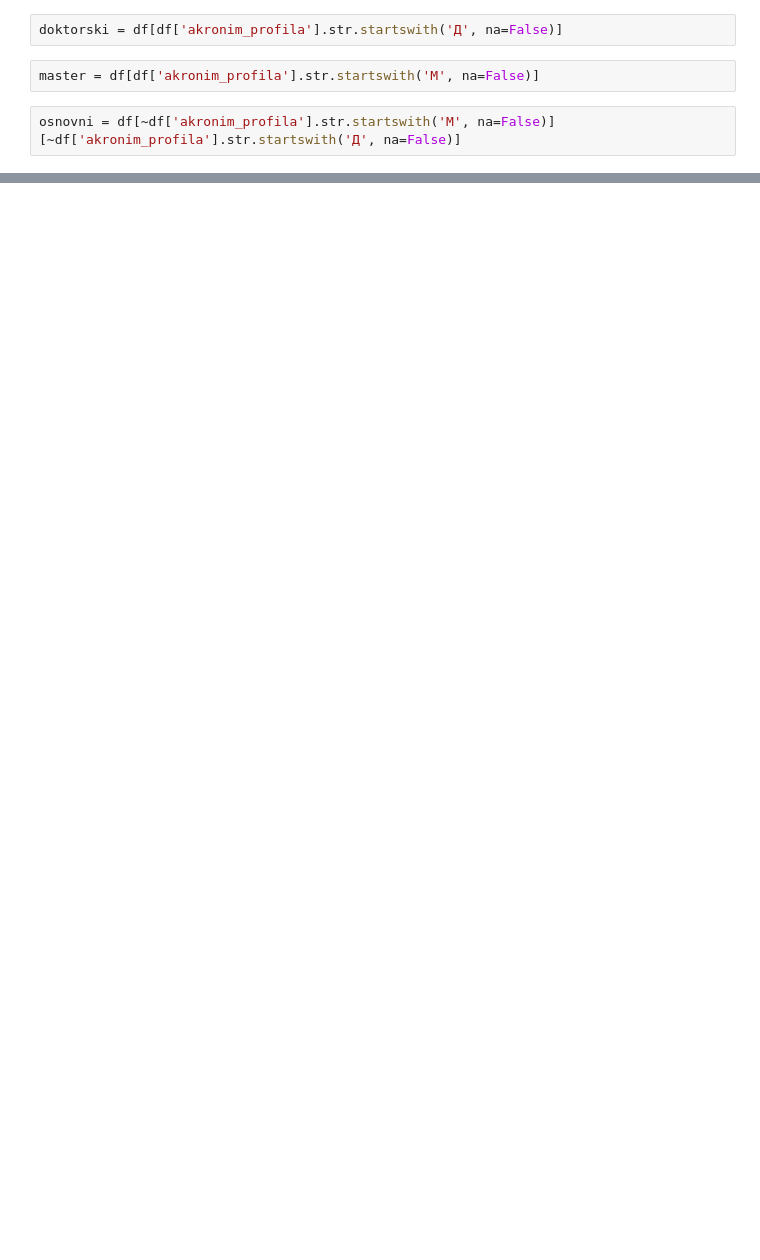
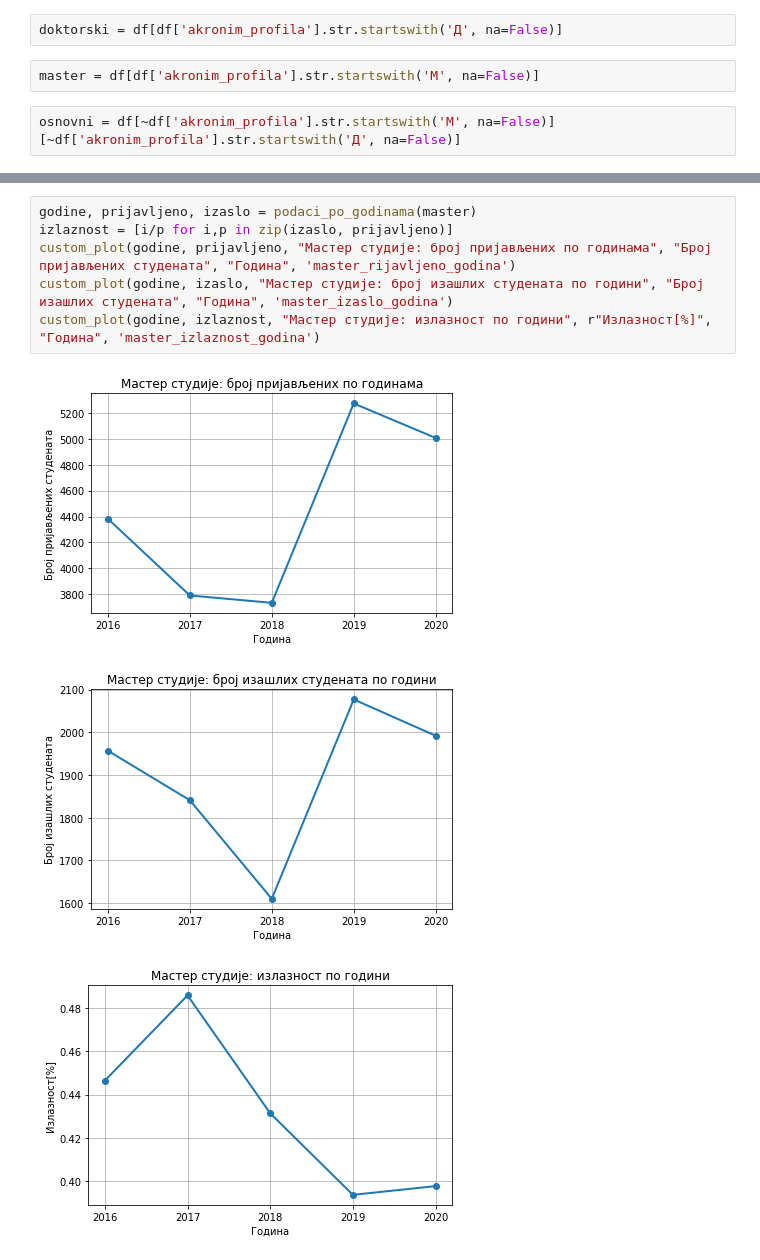
Before and after one commit to AleksaRacic/izlaznost_ETF, a Jupyter notebook: Untitled.ipynb, the cells around one changed output, grey strips where cells are left out. Saved outputs shown, nothing was run; the diff lists cells and outputs as text; blank space fills up the shorter version.

```diff
--- a/Untitled.ipynb
+++ b/Untitled.ipynb
@@ -57,0 +71,10 @@ dtype: int64
+# %%
+godine, prijavljeno, izaslo = podaci_po_godinama(master)
+izlaznost = [i/p for i,p in zip(izaslo, prijavljeno)]
+custom_plot(godine, prijavljeno, "Мастер студије: број пријављених по годинама", "Број пријављених студената", "Година", 'master_rijavljeno_godina')
+custom_plot(godine, izaslo, "Мастер студије: број изашлих студената по години", "Број изашлих студената", "Година", 'master_izaslo_godina')
+custom_plot(godine, izlaznost, "Мастер студије: излазност по години", r"Излазност[%]", "Година", 'master_izlaznost_godina')
+# %% [output]
+[figure, added]
+[figure, added]
+[figure, added]
```
Also changed, not shown: parts of 13 cells of this notebook, 19 other files.
